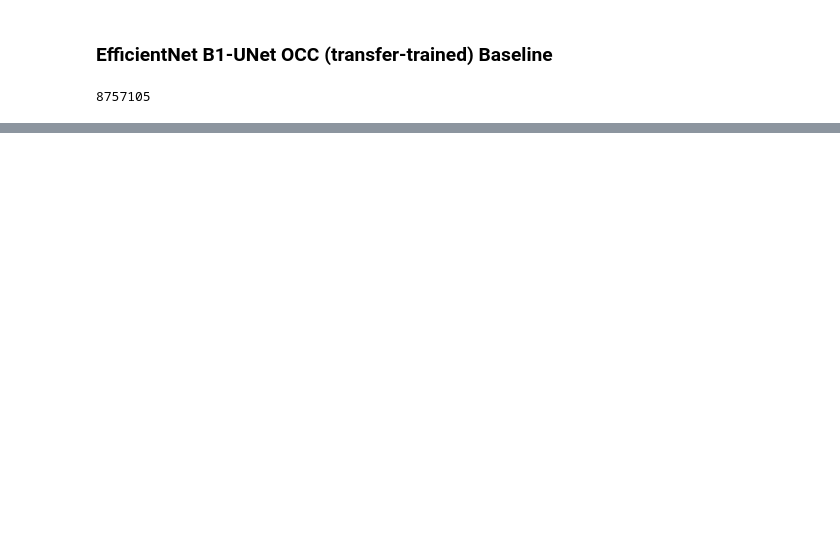
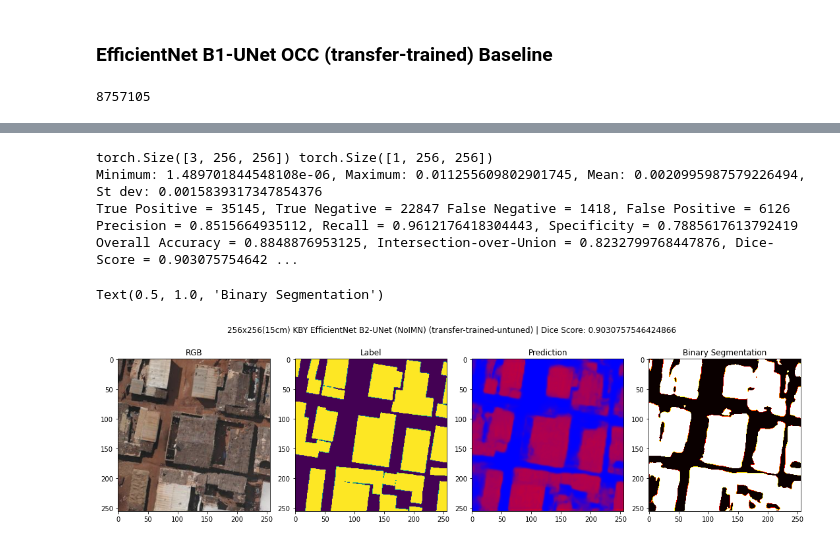
Before and after one commit to chrischank/HOTOSM_OAM_codeV2, a Jupyter notebook: test_model.ipynb, the cells around one changed output, grey strips where cells are left out. Cells and saved outputs as stored; diff of their text form; code cells hidden in the pictures; blank space fills up the shorter version.

```diff
--- a/test_model.ipynb
+++ b/test_model.ipynb
@@ -508,0 +594,9 @@ Text(0.5, 1.0, 'Binary Segmentation')
+# %%
+EB2_UNet_IMN = smp.Unet(encoder_name = 'efficientnet-b2', encoder_depth = 4, encoder_weights = None, decoder_use_batchnorm = True, decoder_channels = (128, 64, 32, 16), decoder_attention_type = None, in_channels = 3, classes = 1, activation = "sigmoid", aux_params = None)
+
+EB2_IMN_weights = os.path.abspath(os.path.join(data_path, "best_weights", "BASE_15cmALL", "18242:3909_256oc_EB2-Unet-IMN_lr1e-3_wd1e-5_b32_ep500_BCE_RLRonPlateau(min1e-8)_iter_263230.pth"))
+EB2_IMN_weights = torch.load(EB2_IMN_weights, map_location = device)
+EB2_UNet_IMN.load_state_dict(EB2_IMN_weights["Model:"])
+EB2_UNet_IMN.to(device = device)
+
+print(sum(p.numel() for p in EB2_UNet_IMN.parameters() if p.requires_grad == True))
@@ -508,0 +605,70 @@ Text(0.5, 1.0, 'Binary Segmentation')
+# %%
+EB2_UNet_IMN.eval()
+
+# Testing a single pair of Image and Label
+
+img, lbl = test_pair[0], test_pair[1]
+img = img.to(device = device)
+lbl = lbl.to(device = device)
+print(img.shape, lbl.shape)
+
+with torch.no_grad():
+    prediction = EB2_UNet_sIMN(img.unsqueeze(0))
+    prediction = prediction.squeeze(0)
+
+    print("Minimum: {0}, Maximum: {1}, Mean: {2}, St dev: {3}".format(prediction.min(), prediction.max(), prediction.mean(), prediction.std()))
+
+    pred_BOOL = (prediction > 0.001).to(torch.float32)
+
+    # Booleanise
+    pred_BOOL = pred_BOOL.bool()
+    lbl = lbl.bool()
+
+    # 1st order statistics
+    TP = (pred_BOOL * lbl).sum(dim = [0, 1, 2])
+    TN = ((~pred_BOOL) * (~lbl)).sum(dim = [0, 1, 2])
+    FN = ((~pred_BOOL) * lbl).sum(dim = [0, 1, 2])
+    FP = (pred_BOOL * (~lbl)).sum(dim = [0, 1, 2])
+
+    # 2nd order statistics
+    Precision = (TP / (TP + FP))
+    Recall = (TP / (TP + FN)) #True Positive Rate / Sensitivity
+    Specificity = (TN / (FP + TN)) #True Negative Rate
+    OA = ((TP + TN) / (TP + TN + FP + FN))
+    IoU = (TP / (TP + FN + FP))
+    Dice = (2 * ((Precision * Recall) / (Precision + Recall)))
+
+print("True Positive = {0}, True Negative = {1} False Negative = {2}, False Positive = {3}".format(TP, TN, FN, FP))
+print("Precision = {0}, Recall = {1}, Specificity = {2} Overall Accuracy = {3}, Intersection-over-Union = {4}, Dice-Score = {5}".format(Precision, Recall, Specificity, OA, IoU, Dice))
+
+# Plotting the RGB, Prediction, and Confidence
+fig = plt.figure(figsize = (15, 5))
+ax = fig.add_subplot(1, 4, 1)
+fig.tight_layout(w_pad = 3)
+fig.suptitle("256x256(15cm) KBY EfficientNet B2-UNet (NoIMN) (transfer-trained-untuned) | Dice Score: {0}".format(Dice))
+RGB = plt.imshow(test_pair[0].detach().cpu().numpy().transpose(1, 2, 0))
+ax.set_title('RGB')
+
+ax = fig.add_subplot(1, 4, 2)
+PILlbl = lbl.detach().cpu().numpy().transpose(1, 2, 0)
+plt.imshow(PILlbl)
+ax.set_title('Label')
+
+ax = fig.add_subplot(1, 4, 3)
+PILpred = prediction.detach().cpu().numpy().transpose(1, 2, 0)
+plt.imshow(PILpred, cmap = "brg")
+#plt.colorbar(boundaries = np.arange(0, 1.0, 0.1), ticks = np.arange(0, 1.0, 0.1),
+#             orientation = "horizontal")
+ax.set_title('Prediction')
+
+ax = fig.add_subplot(1, 4, 4)
+PILbin = pred_BOOL.detach().cpu().numpy().transpose(1, 2, 0)
+plt.imshow(PILbin, cmap = "hot")
+ax.set_title('Binary Segmentation')
+# %% [output]
+torch.Size([3, 256, 256]) torch.Size([1, 256, 256])
+Minimum: 1.489701844548108e-06, Maximum: 0.011255609802901745, Mean: 0.0020995987579226494, St dev: 0.0015839317347854376
+True Positive = 35145, True Negative = 22847 False Negative = 1418, False Positive = 6126
+Precision = 0.8515664935112, Recall = 0.9612176418304443, Specificity = 0.7885617613792419 Overall Accuracy = 0.8848876953125, Intersection-over-Union = 0.8232799768447876, Dice-Score = 0.903075754642 ...
+Text(0.5, 1.0, 'Binary Segmentation')
+[figure, added]
```
Also changed, not shown: parts of 11 cells of this notebook, 7 other files.
